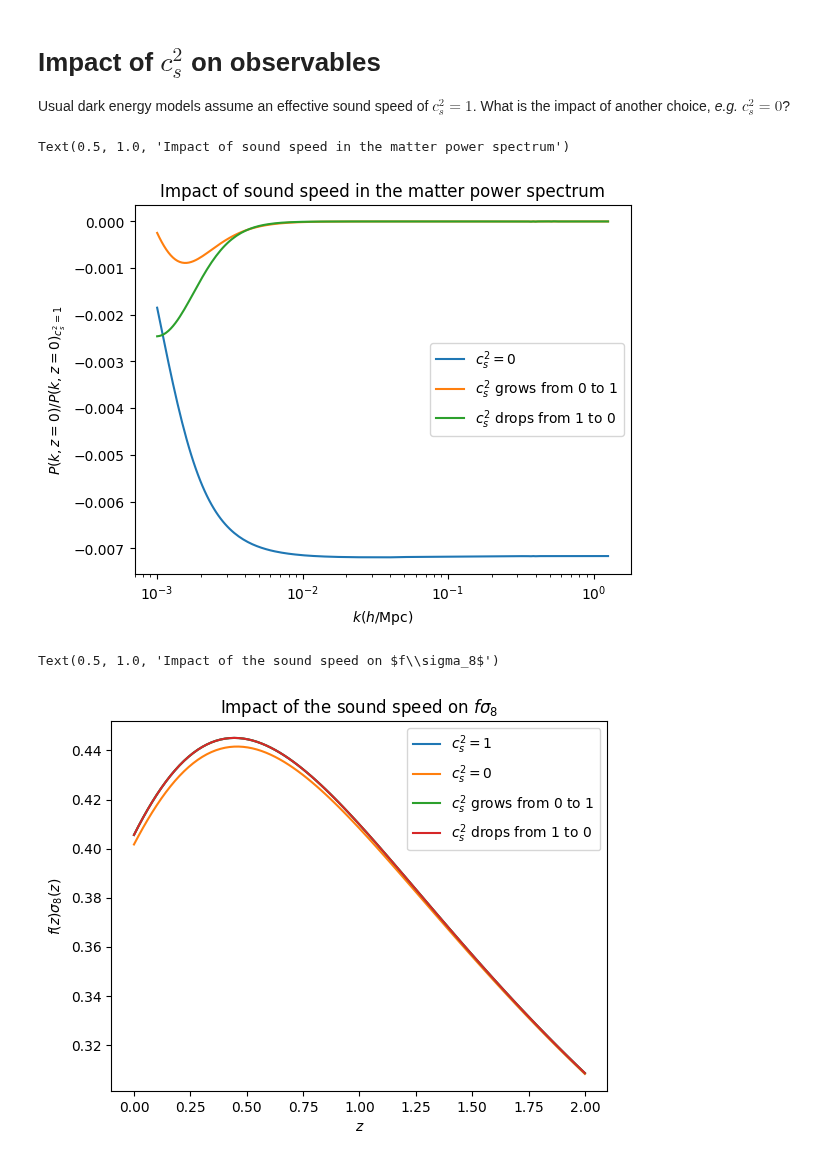
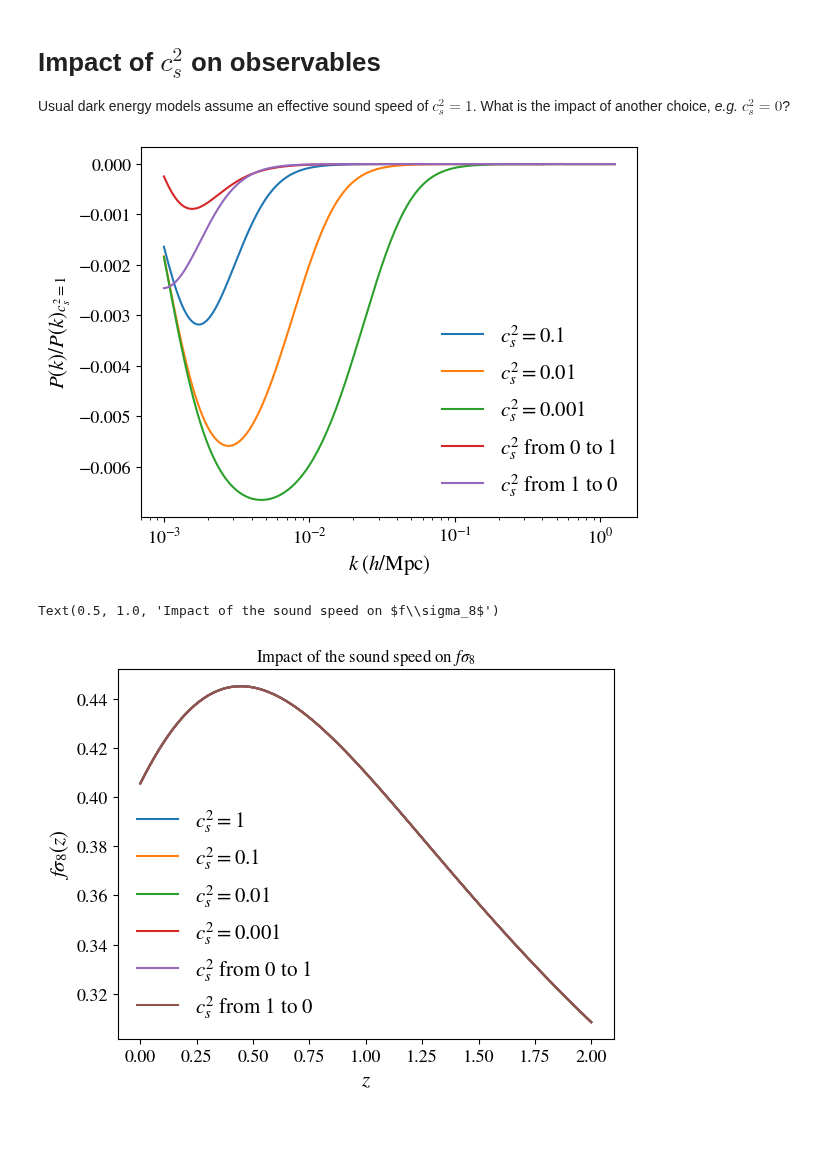
Before and after one commit to joaoreboucas1/cs2-project, a Jupyter notebook: analysis/cs2_impact.ipynb, the cells around one changed output. Cells and saved outputs as stored; diff of their text form; code cells hidden in the pictures; blank space fills up the shorter version.

Commit message:
Adding investigation plots

```diff
--- a/analysis/cs2_impact.ipynb
+++ b/analysis/cs2_impact.ipynb
@@ -4,8 +4,13 @@
 Usual dark energy models assume an effective sound speed of $c_s^2 = 1$. What is the impact of another choice, *e.g.* $c_s^2 = 0$?
 # %%
 import numpy as np
+import matplotlib
 import matplotlib.pyplot as plt
 import camb
+
+matplotlib.rcParams["mathtext.fontset"] = "stix"
+matplotlib.rcParams["font.family"] = "STIXGeneral"
+matplotlib.rcParams["legend.framealpha"] = 0.0
 # %%
 H0 = 67
 h = H0/100
@@ -77,22 +29,0 @@ cl_pp_grow = camb_results.get_lens_potential_cls(lmax=2000)[:,0]
-# %%
-# Case 4: cs2 dynamical, cs2=1 in the past, cs2=0 today
-#     cs2_0 + cs2_1*(w0+wa) = 1
-# (-) cs2_0 + cs2_1*w0      = 0
-# -------------------
-#     cs2_1*wa = 1
-#     cs2_0 = -cs2_1*w0
-cs2_1 = 1/wa + 0.001 # NOTE: the -0.001 term is just to have a small breathing room to be within 0 and 1
-cs2_0 = -cs2_1*w0
-cosmo = camb.set_params(
-    H0=H0, ombh2=ombh2, omch2=omch2, As=As, ns=ns, tau=tau,
-    num_nu_massless=3.044, WantTransfer=True, w0=w0, wa=wa, dark_energy_model="ppf",
-    cs2_type=camb.dark_energy.Cs2_PropToW, cs2_0=cs2_0, cs2_1=cs2_1
-)
-cosmo.set_for_lmax(2000, lens_potential_accuracy=1)
-cosmo.set_matter_power(redshifts=redshifts, kmax=20, silent=True, nonlinear=True)
-camb_results = camb.get_results(cosmo)
-P_lin_drop = camb_results.get_matter_power_interpolator(nonlinear=None).P(0, ks)
-P_nl_drop = camb_results.get_matter_power_interpolator().P(0, ks)
-fsigma8_drop = camb_results.get_fsigma8()
-cl_tt_drop = camb_results.get_lensed_scalar_cls(CMB_unit='muK')[:,0]
-cl_pp_drop = camb_results.get_lens_potential_cls(lmax=2000)[:,0]
@@ -99,25 +69,31 @@ cl_pp_drop = camb_results.get_lens_potential_cls(lmax=2000)[:,0]
 # %%
 # Plot P(k)
-plt.semilogx(ks, P_lin_clust/P_lin_quint - 1, label="$c_s^2 = 0$")
-plt.semilogx(ks, P_lin_grow/P_lin_quint - 1, label="$c_s^2$ grows from 0 to 1")
-plt.semilogx(ks, P_lin_drop/P_lin_quint - 1, label="$c_s^2$ drops from 1 to 0")
-plt.xlabel("$k (h/\mathrm{Mpc})$")
-plt.ylabel("$P(k, z=0)/P(k, z=0)_{c_s^2 = 1}$")
-plt.legend()
-plt.title("Impact of sound speed in the matter power spectrum")
+for case in cases:
+    if case["name"] == "quint": continue
+    plt.semilogx(ks, data[case["name"]]["P_lin"]/data["quint"]["P_lin"] - 1, label=case["label"])
+
+plt.tick_params(labelsize=13)
+plt.xlabel("$k \; (h/\mathrm{Mpc})$", fontsize=15)
+plt.ylabel("$P(k)/P(k)_{c_s^2 = 1}$", fontsize=15)
+plt.legend(fontsize=15)
+plt.savefig("plots/cs2_impact_pk.pdf")
 # %% [output]
-Text(0.5, 1.0, 'Impact of sound speed in the matter power spectrum')
-[figure, old version]
+[figure, new version]
 # %%
-plt.plot(redshifts, fsigma8_quint[::-1], label="$c_s^2 = 1$")
-plt.plot(redshifts, fsigma8_clust[::-1], label="$c_s^2 = 0$")
-plt.plot(redshifts, fsigma8_grow[::-1], label="$c_s^2$ grows from 0 to 1")
-plt.plot(redshifts, fsigma8_drop[::-1], label="$c_s^2$ drops from 1 to 0")
-plt.xlabel("$z$")
-plt.ylabel("$f(z)\\sigma_8(z)$")
-plt.legend()
+# Plot P(k)
+for case in cases:
+    # if case["name"] == "quint": continue
+    plt.plot(redshifts, data[case["name"]]["fsigma8"], label=case["label"])
+
+plt.tick_params(labelsize=13)
+plt.xlabel("$z$", fontsize=15)
+plt.ylabel("$f\\sigma_8(z)$", fontsize=15)
+plt.legend(fontsize=15)
+# plt.savefig("plots/cs2_impact_pk.pdf")
+
+
 plt.title("Impact of the sound speed on $f\\sigma_8$")
 # %% [output]
 Text(0.5, 1.0, 'Impact of the sound speed on $f\\sigma_8$')
-[figure, old version]
+[figure, new version]
 # %%
```
Also changed, not shown: parts of 8 cells of this notebook, 1 other file.
